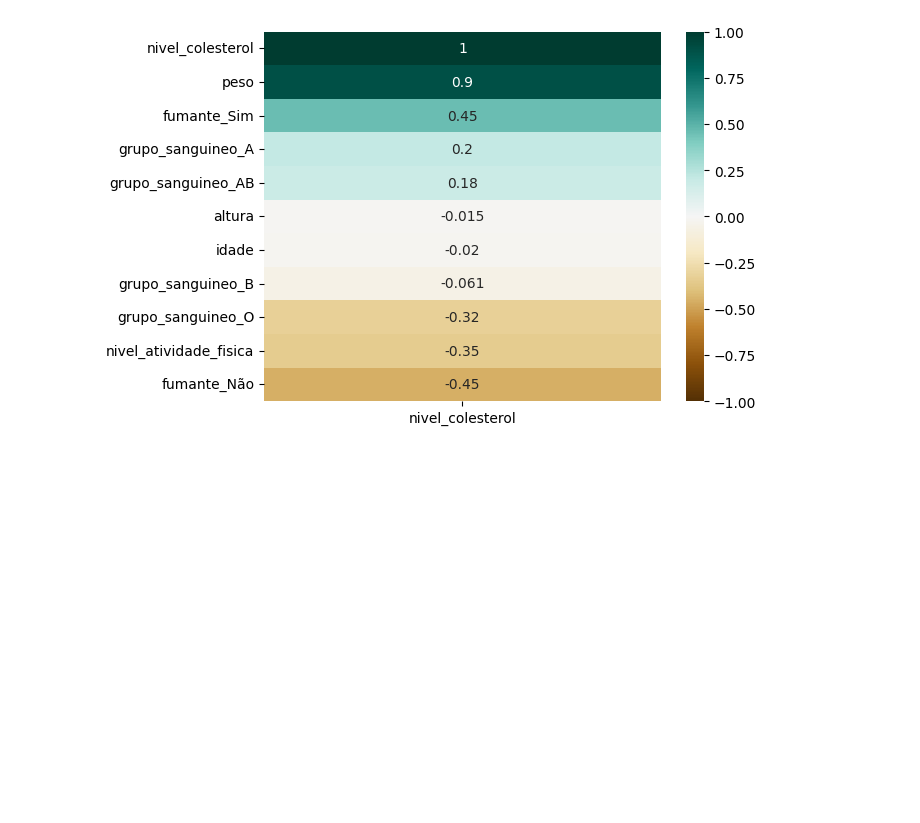
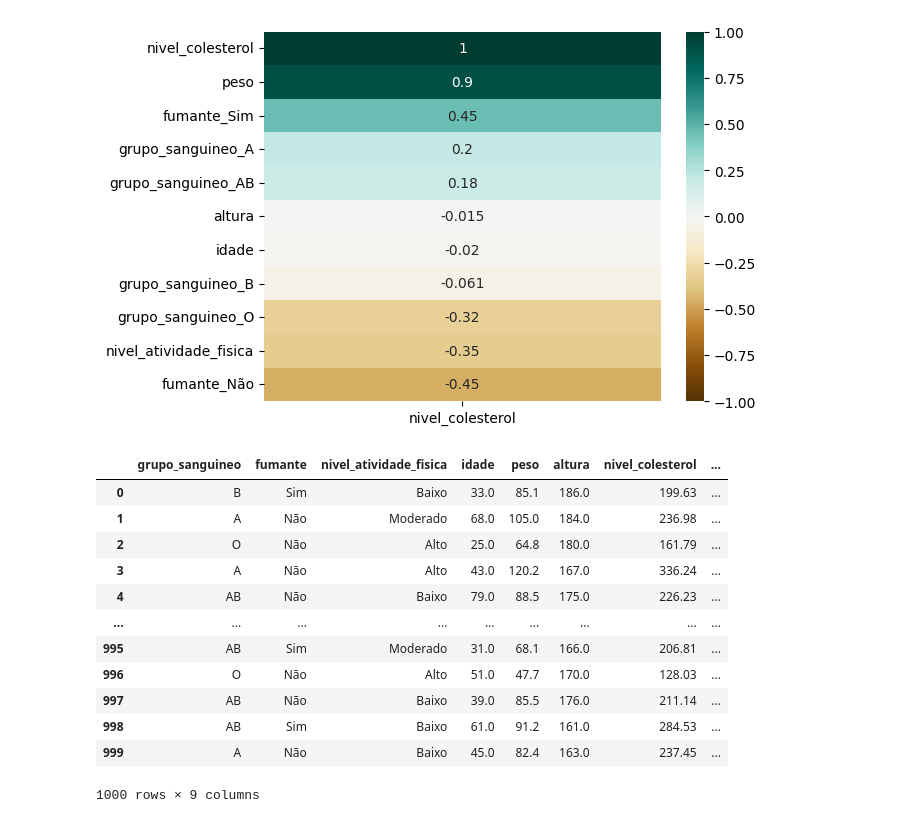
Before and after one commit to felipesanderp/regrassao-linear-multipla-ia-python, a Jupyter notebook: modelo_colesterol.ipynb, the cells around one changed output. Saved outputs shown, nothing was run; the diff lists cells and outputs as text; code cells hidden in the pictures; blank space fills up the shorter version.

```diff
--- a/modelo_colesterol.ipynb
+++ b/modelo_colesterol.ipynb
@@ -233,0 +239,17 @@ sns.heatmap(df_colesterol_eda.corr()[['nivel_colesterol']].sort_values(by='nivel
+# %%
+df_colesterol_bucketing.head(10)
+df_colesterol_bucketing.drop(columns=['escala+peso'])
+# %% [output]
+|  | grupo_sanguineo | fumante | nivel_atividade_fisica | idade | peso | altura | nivel_colesterol | ... |
+| 0 | B | Sim | Baixo | 33.0 | 85.1 | 186.0 | 199.63 | ... |
+| 1 | A | Não | Moderado | 68.0 | 105.0 | 184.0 | 236.98 | ... |
+| 2 | O | Não | Alto | 25.0 | 64.8 | 180.0 | 161.79 | ... |
+| 3 | A | Não | Alto | 43.0 | 120.2 | 167.0 | 336.24 | ... |
+| 4 | AB | Não | Baixo | 79.0 | 88.5 | 175.0 | 226.23 | ... |
+| ... | ... | ... | ... | ... | ... | ... | ... | ... |
+| 995 | AB | Sim | Moderado | 31.0 | 68.1 | 166.0 | 206.81 | ... |
+| 996 | O | Não | Alto | 51.0 | 47.7 | 170.0 | 128.03 | ... |
+| 997 | AB | Não | Baixo | 39.0 | 85.5 | 176.0 | 211.14 | ... |
+| 998 | AB | Sim | Baixo | 61.0 | 91.2 | 161.0 | 284.53 | ... |
+| 999 | A | Não | Baixo | 45.0 | 82.4 | 163.0 | 237.45 | ... |
+1000 rows × 9 columns
```
Also changed, not shown: parts of 4 cells of this notebook.
